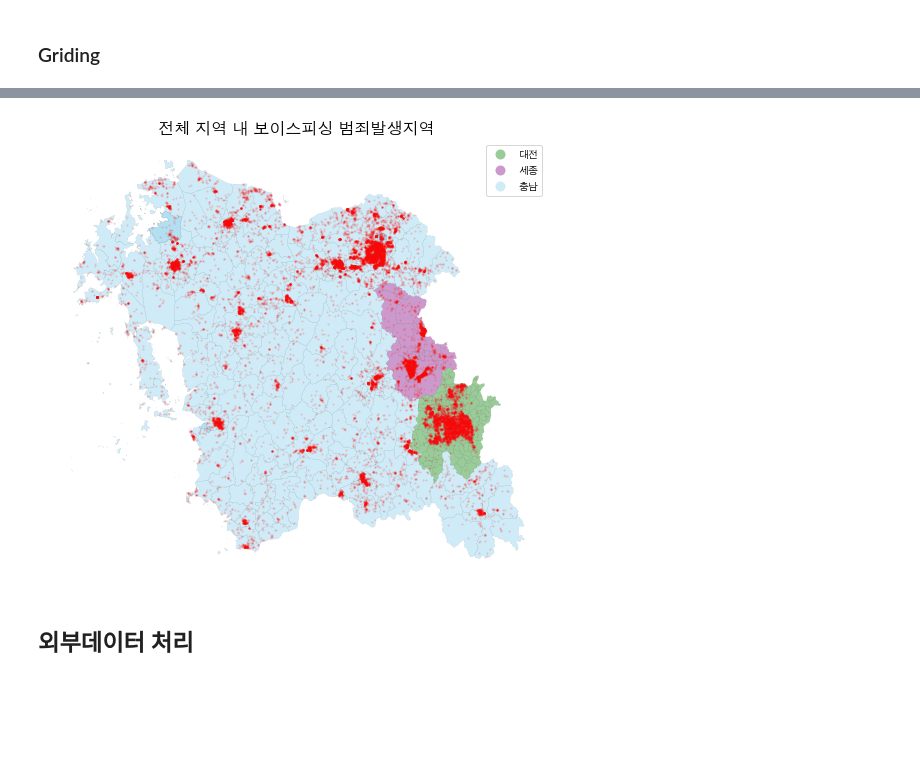
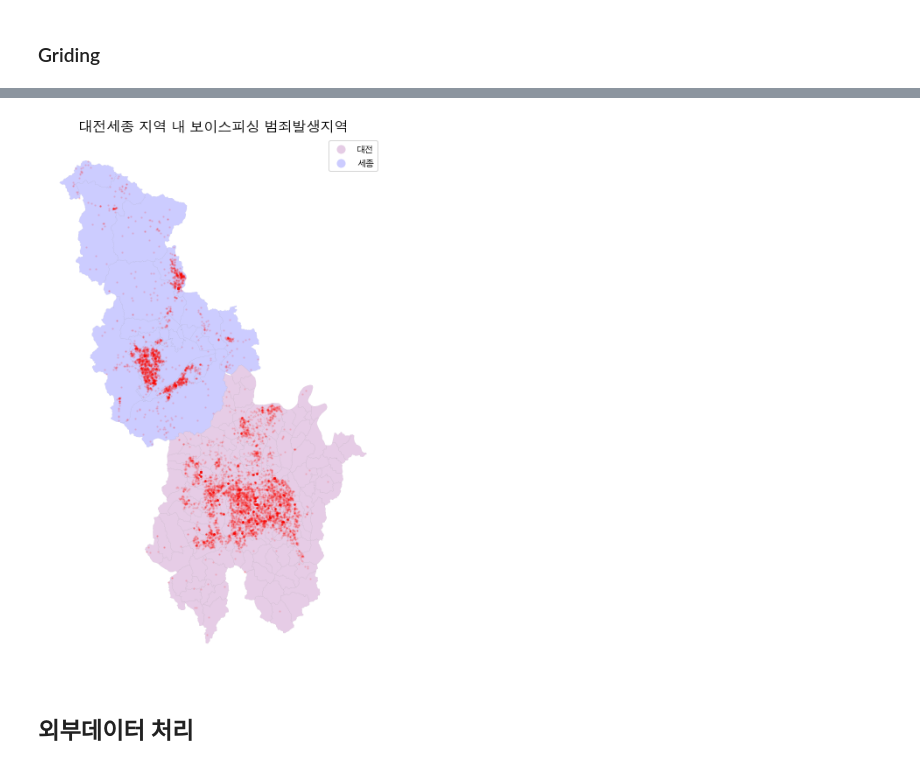
Before and after one commit to ddangchani/LocalSecurity_competition, a Jupyter notebook: preprocessing.ipynb, the cells around one changed output, grey strips where cells are left out. Cells and saved outputs as stored; diff of their text form; code cells hidden in the pictures; blank space fills up the shorter version.

```diff
--- a/preprocessing.ipynb
+++ b/preprocessing.ipynb
@@ -66,16 +75,16 @@ gdf_crime.to_file('data/gdf_crime.gpkg')
 # %%
-gdf_crime = gpd.read_file('data/gdf_crime.gpkg')
+gdf_crime = gpd.read_file('data/gdf_crime_full.gpkg')
 # %%
 # 행정구역 data
 sejong = gpd.read_file('data/ADM_AREA/세종/LSMD_ADM_SECT_UMD_36.shp', encoding='cp949')
-sejong = sejong.to_crs('WGS84')
+sejong = sejong.to_crs(epsg=5181)
 sejong['시도'] = '세종'
 
 daejeon = gpd.read_file('data/ADM_AREA/대전/LSMD_ADM_SECT_UMD_30.shp', encoding='cp949')
-daejeon = daejeon.to_crs('WGS84')
+daejeon = daejeon.to_crs(epsg=5181)
 daejeon['시도'] = '대전'
 
-chungnam = gpd.read_file('data/ADM_AREA/충남/LSMD_ADM_SECT_UMD_44.shp', encoding='cp949')
-chungnam = chungnam.to_crs('WGS84')
-chungnam['시도'] = '충남'
-chungnam.total_bounds
+# chungnam = gpd.read_file('data/ADM_AREA/충남/LSMD_ADM_SECT_UMD_44.shp', encoding='cp949')
+# chungnam = chungnam.to_crs(epsg=5181)
+# chungnam['시도'] = '충남'
+# chungnam.total_bounds
@@ -107,6 +112,10 @@ array([126.09263811,  35.97826354, 127.63974798,  37.06475374])
 # %%
-whole_area = pd.concat([sejong, daejeon, chungnam], axis=0)
-whole_area.to_file('data/whole_adm_area.gpkg', index=False)
+# whole_area = pd.concat([sejong, daejeon, chungnam], axis=0)
+# whole_area.to_file('data/whole_adm_area.gpkg', index=False)
+
+whole_area = pd.concat([sejong, daejeon], axis=0)
+whole_area = whole_area.to_crs(epsg=5181)
+whole_area.to_file('data/whole_adm_대전세종.gpkg', index=False)
 # %% [markdown]
 ### Griding
 # %%
@@ -159,18 +188,19 @@ gdf_crime_sejong = gdf_crime.loc[gdf_crime.ADM_AREA.isin(sejong.GID),:]
 # %%
 # Plot
 from matplotlib.colors import ListedColormap
 
 fig, ax = plt.subplots(nrows=1, ncols=1, figsize=(9,9))
-whole_area.plot(column='시도', ax=ax, zorder=1, cmap=ListedColormap(['green','purple','skyblue']), alpha=0.4, edgecolor='black', linewidth=0.1, legend=True, categorical=True)
+whole_area.plot(column='시도', ax=ax, zorder=1, cmap=ListedColormap(['purple','blue']), alpha=0.2, edgecolor='black', linewidth=0.1, legend=True, categorical=True)
 gdf_crime.geometry.plot(ax=ax, zorder=2, color='red', alpha=0.1, markersize=2)
 
 ax.set_axis_off()
 
-plt.title('전체 지역 내 보이스피싱 범죄발생지역', fontsize=16)
-plt.savefig('plot/전체 지역 내 보이스피싱 범죄발생지역.png', facecolor = 'white')
+plt.title('대전세종 지역 내 보이스피싱 범죄발생지역', fontsize=16)
+plt.savefig('plot/대전세종 지역 내 보이스피싱 범죄발생지역.png', facecolor = 'white')
+plt.tight_layout()
 plt.show()
 # %% [output]
-[figure, old version]
+[figure, new version]
 # %%
 gdf_crime.to_file('data/gdf_crime_adm.gpkg', index=False)
 # %% [markdown]
```
Also changed, not shown: parts of 31 cells of this notebook, 17 other files.
